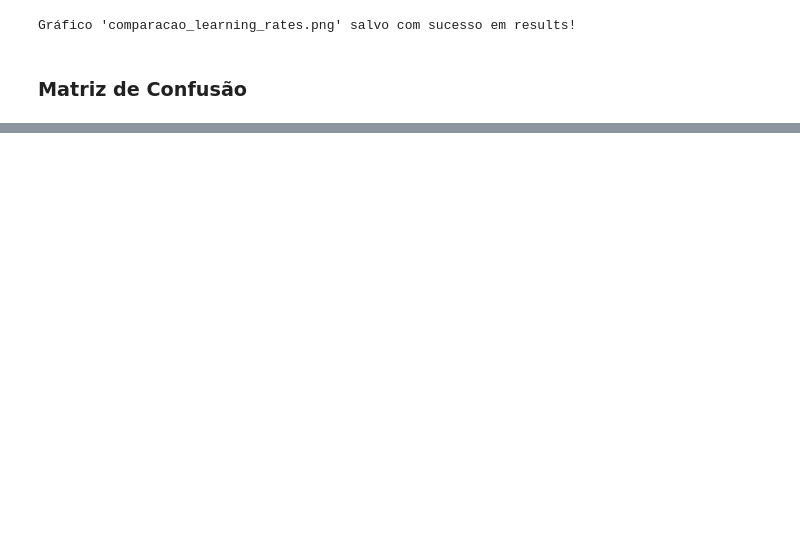
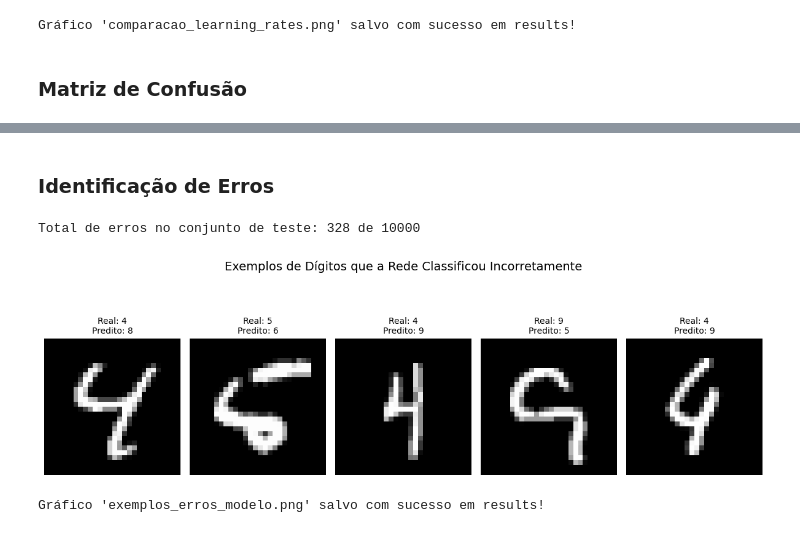
Before and after one commit to m-pretti/Ponderada-MLP, a Jupyter notebook: notebooks/experimentos.ipynb, the cells around one changed output, grey strips where cells are left out. Cells and saved outputs as stored; diff of their text form; code cells hidden in the pictures; blank space fills up the shorter version.

Commit message:
feat: teste do notebook com otimizador adicional

```diff
--- a/notebooks/experimentos.ipynb
+++ b/notebooks/experimentos.ipynb
@@ -175,0 +192,31 @@ print("Gráfico 'matriz_confusao.png' salvo com sucesso em results!")
+# %% [markdown]
+### Identificação de Erros
+# %%
+# Encontra os índices onde a previsão foi diferente do gabarito real
+indices_erros = np.where(preds != y_test)[0]
+
+print(f"Total de erros no conjunto de teste: {len(indices_erros)} de {len(y_test)}")
+
+# Vamos desenhar os 5 primeiros erros encontrados
+plt.figure(figsize=(12, 4))
+for i, idx in enumerate(indices_erros[:5]):
+    plt.subplot(1, 5, i + 1)
+
+    # Como os dados foram achatados para (784,), mudamos o formato de volta para (28, 28) para exibir
+    imagem_digito = x_test[idx].reshape(28, 28)
+
+    plt.imshow(imagem_digito, cmap='gray')
+    plt.title(f"Real: {y_test[idx]}\nPredito: {preds[idx]}", fontsize=10)
+    plt.axis('off')
+
+plt.suptitle('Exemplos de Dígitos que a Rede Classificou Incorretamente', fontsize=14, y=1.05)
+plt.tight_layout()
+
+# Salvando na pasta results
+plt.savefig('../results/exemplos_erros_modelo.png', bbox_inches='tight')
+plt.show()
+print("Gráfico 'exemplos_erros_modelo.png' salvo com sucesso em results!")
+# %% [output]
+Total de erros no conjunto de teste: 328 de 10000
+[figure, added]
+Gráfico 'exemplos_erros_modelo.png' salvo com sucesso em results!
```
Also changed, not shown: parts of 5 cells of this notebook, 4 other files.
